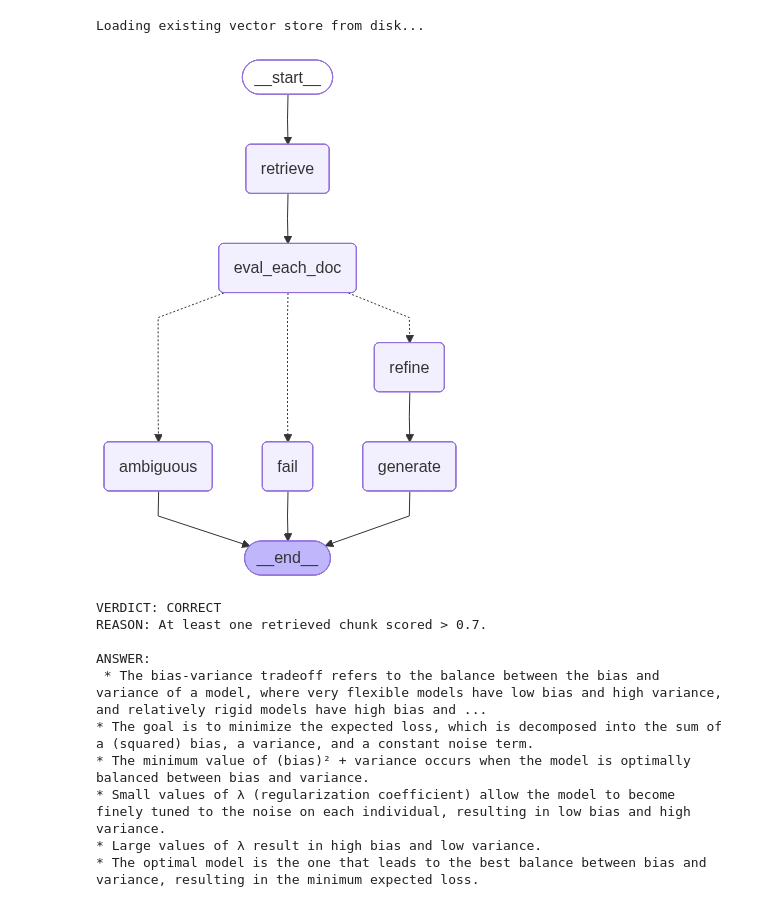
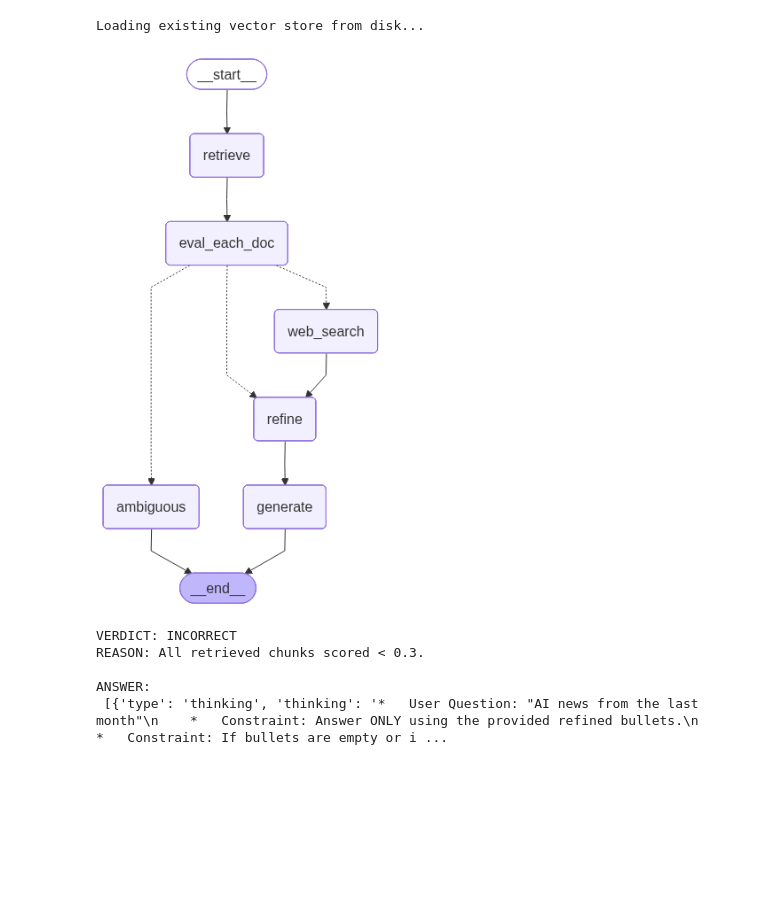
Before and after one commit to Suvam-Ray/LangGraph_basics, a Jupyter notebook: module_27_corrective_RAG/4_web_search_refinement.ipynb, the cells around one changed output. Drawn from its saved outputs; the diff is of its cells as text; code cells hidden in the pictures; blank space fills up the shorter version.

Commit message:
Corrective RAG (CRAG) : d) Adding Web Search Node for the INCORRECT Flow

```diff
--- a/module_27_corrective_RAG/4_web_search_refinement.ipynb
+++ b/module_27_corrective_RAG/4_web_search_refinement.ipynb
@@ -74,6 +80,7 @@ class State(TypedDict):
     strips: List[str]
     kept_strips: List[str]
     refined_context: str
+    web_docs: List[Document]
 
     answer: str
 # %%
@@ -143,19 +150,36 @@ def eval_each_doc_node(state: State) -> State:
         "reason": f"No chunk scored > {UPPER_TH}, but not all were < {LOWER_TH}.",
     }
 
-def fail_node(state: State) -> State:
-    return {"answer": f"FAIL: {state['reason']}"}
-
 def ambiguous_node(state: State) -> State:
     return {"answer": f"Ambiguous: {state['reason']}"}
 
-def route_after_eval(state: State) -> Literal["refine", "fail", "ambiguous"]:
+def route_after_eval(state: State) -> Literal["refine", "web_search", "ambiguous"]:
     if state["verdict"] == "CORRECT":
         return "refine"
     elif state["verdict"] == "INCORRECT":
-        return "fail"
+        return "web_search"
     else:
         return "ambiguous"
+
+
+# -----------------------------
+# Web search (Iteration 4)
+# -----------------------------
+tavily = TavilySearchResults(max_results=5)
+
+def web_search_node(state: State) -> State:
+    q = state["question"]
+    results = tavily.invoke({"query": q})
+
+    web_docs = []
+    for r in results or []:
+        title = r.get("title", "")
+        url = r.get("url", "")
+        content = r.get("content", "") or r.get("snippet", "")
+        text = f"TITLE: {title}\nURL: {url}\nCONTENT:\n{content}"
+        web_docs.append(Document(page_content=text, metadata={"url": url, "title": title}))
+
+    return {"web_docs": web_docs}
 
 
 # -----------------------------
@@ -193,7 +217,10 @@ filter_chain = filter_prompt | llm.with_structured_output(KeepOrDrop)
 # -----------------------------
 def refine(state: State) -> State:
     q = state["question"]
-    context = "\n\n".join(d.page_content for d in state["good_docs"]).strip()
+    if state["verdict"] == "CORRECT":
+        context = "\n\n".join(d.page_content for d in state["good_docs"]).strip()
+    else:
+        context = "\n\n".join(d.page_content for d in state["web_docs"]).strip()
 
     strips = decompose_to_sentences(context)
 
@@ -230,43 +257,40 @@ def generate(state: State) -> State:
     return {"answer": out.content}
 # %%
 g = StateGraph(State)
+
 g.add_node("retrieve", retrieve_node)
 g.add_node("eval_each_doc", eval_each_doc_node)
+g.add_node("web_search", web_search_node)
 g.add_node("refine", refine)
 g.add_node("generate", generate)
-g.add_node("fail", fail_node)
 g.add_node("ambiguous", ambiguous_node)
 
 g.add_edge(START, "retrieve")
 g.add_edge("retrieve", "eval_each_doc")
 
 g.add_conditional_edges(
     "eval_each_doc",
     route_after_eval,
-    {"refine": "refine", "fail": "fail", "ambiguous": "ambiguous"}
+    {"refine": "refine", "web_search": "web_search", "ambiguous": "ambiguous"}
 )
+g.add_edge("web_search", "refine")
 g.add_edge("refine", "generate")
 g.add_edge("generate", END)
-g.add_edge("fail", END)
+g.add_edge("ambiguous", END)
 app = g.compile()
 
 app
 # %% [output]
-[figure, old version]
+[figure, new version]
 # %%
 # 5) Run
-res = app.invoke({"question": "Explain the bias–variance tradeoff", "docs": [], "good_docs": [], "verdict": "", "reason": "", "strips": [], "kept_strips": [], "refined_context": "", "answer": ""})
+res = app.invoke({"question": "AI news from the last month", "docs": [], "good_docs": [], "verdict": "", "reason": "", "strips": [], "kept_strips": [], "refined_context": "", "web_docs": [], "answer": ""})
 print("VERDICT:", res["verdict"])
 print("REASON:", res["reason"])
 print("\nANSWER:\n", res["answer"])
 # %% [output]
-VERDICT: CORRECT
-REASON: At least one retrieved chunk scored > 0.7.
+VERDICT: INCORRECT
+REASON: All retrieved chunks scored < 0.3.
 
 ANSWER:
- * The bias-variance tradeoff refers to the balance between the bias and variance of a model, where very flexible models have low bias and high variance, and relatively rigid models have high bias and ...
-* The goal is to minimize the expected loss, which is decomposed into the sum of a (squared) bias, a variance, and a constant noise term.
-* The minimum value of (bias)² + variance occurs when the model is optimally balanced between bias and variance.
-* Small values of λ (regularization coefficient) allow the model to become finely tuned to the noise on each individual, resulting in low bias and high variance.
-* Large values of λ result in high bias and low variance.
-* The optimal model is the one that leads to the best balance between bias and variance, resulting in the minimum expected loss.
+ [{'type': 'thinking', 'thinking': '*   User Question: "AI news from the last month"\n    *   Constraint: Answer ONLY using the provided refined bullets.\n    *   Constraint: If bullets are empty or i ...
```
Also changed, not shown: parts of 5 cells of this notebook, 1 other file.
